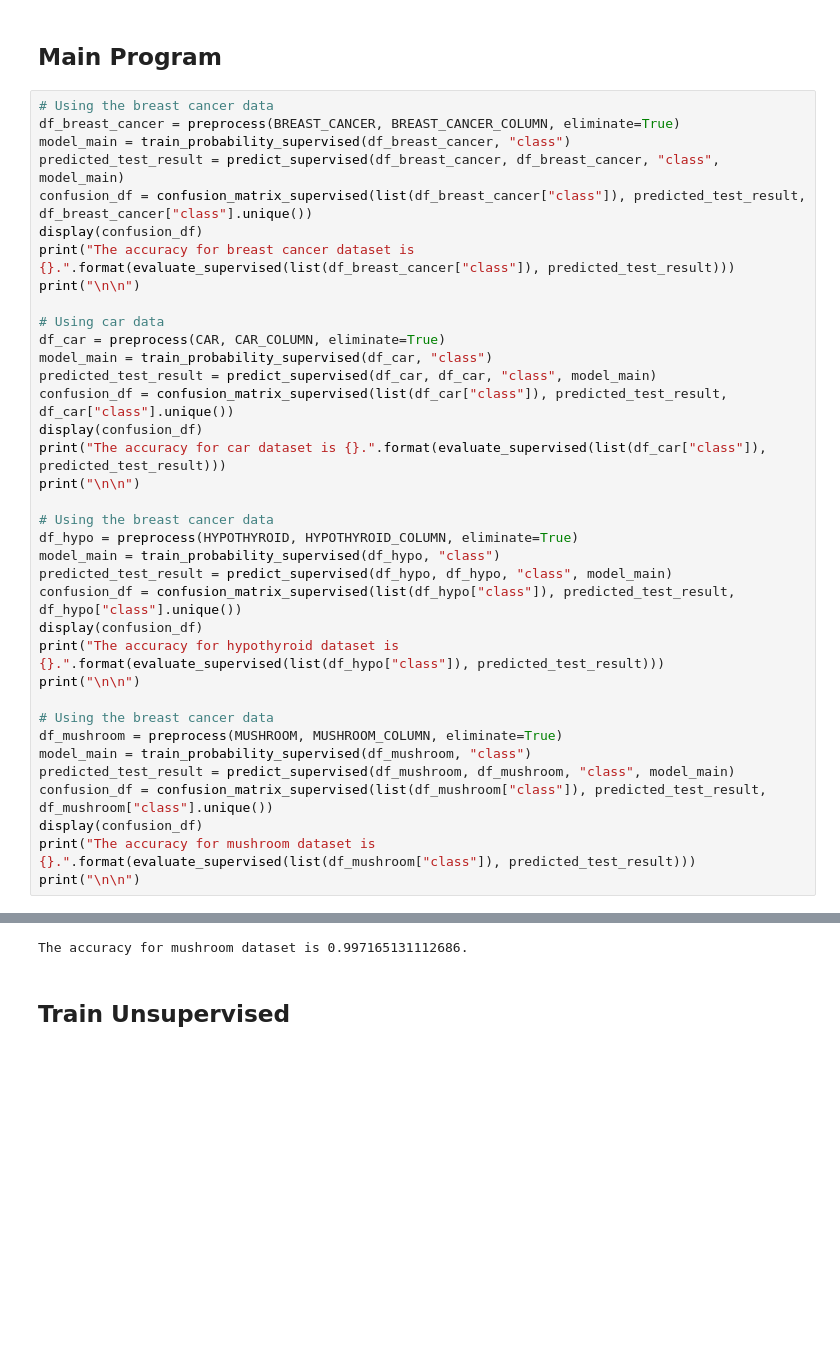
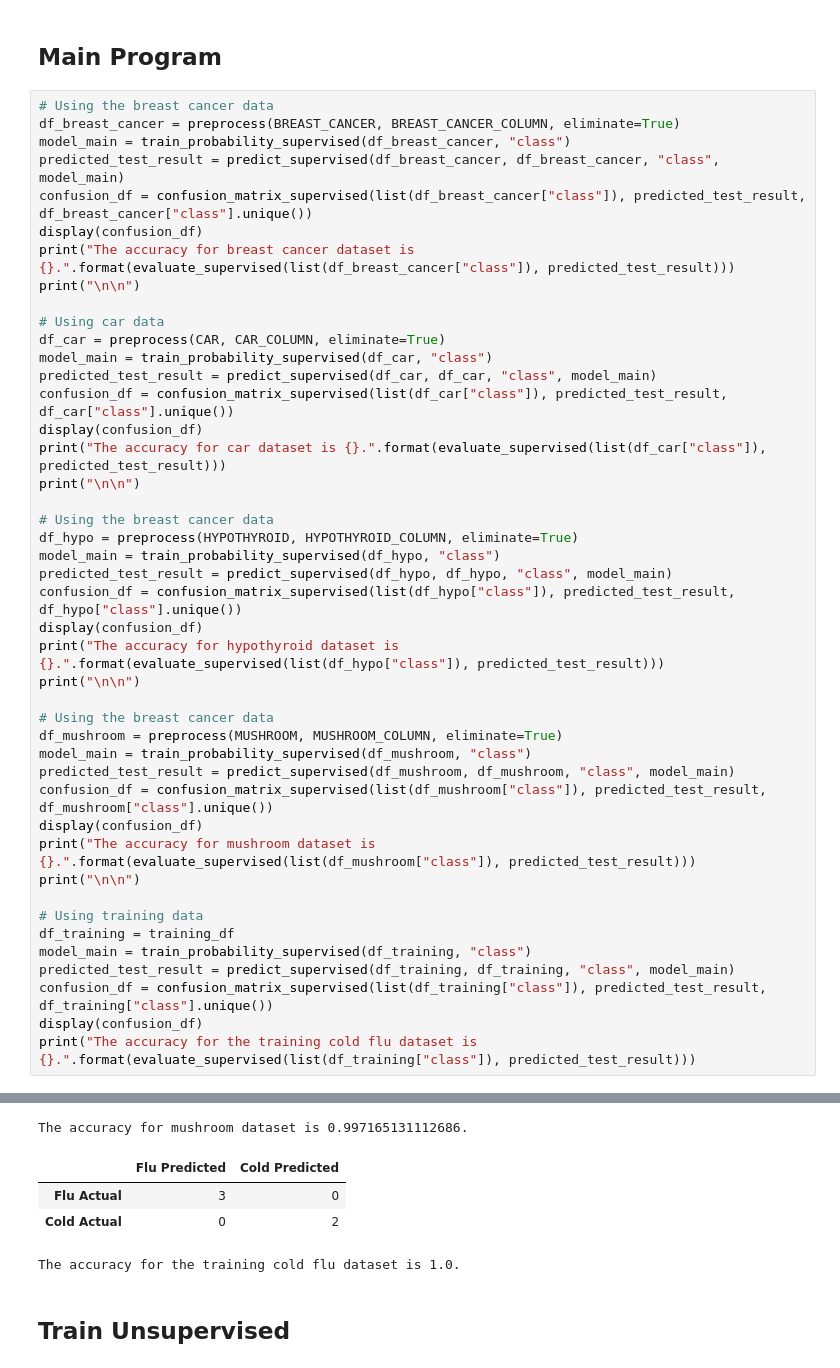
Before and after one commit to maleakhiw/Naive-Bayes-Algorithm, a Jupyter notebook: COMP30027 2018S1 - Project 1.ipynb, the cells around one changed output, grey strips where cells are left out. Drawn from its saved outputs; the diff is of its cells as text; blank space fills up the shorter version.

```diff
--- a/COMP30027 2018S1 - Project 1.ipynb
+++ b/COMP30027 2018S1 - Project 1.ipynb
@@ -262,33 +260,45 @@ display(confusion_df)
 print("The accuracy for hypothyroid dataset is {}.".format(evaluate_supervised(list(df_hypo["class"]), predicted_test_result)))
 print("\n\n")
 
 # Using the breast cancer data
 df_mushroom = preprocess(MUSHROOM, MUSHROOM_COLUMN, eliminate=True)
 model_main = train_probability_supervised(df_mushroom, "class")
 predicted_test_result = predict_supervised(df_mushroom, df_mushroom, "class", model_main)
 confusion_df = confusion_matrix_supervised(list(df_mushroom["class"]), predicted_test_result, df_mushroom["class"].unique())
 display(confusion_df)
 print("The accuracy for mushroom dataset is {}.".format(evaluate_supervised(list(df_mushroom["class"]), predicted_test_result)))
 print("\n\n")
+
+# Using training data
+df_training = training_df
+model_main = train_probability_supervised(df_training, "class")
+predicted_test_result = predict_supervised(df_training, df_training, "class", model_main)
+confusion_df = confusion_matrix_supervised(list(df_training["class"]), predicted_test_result, df_training["class"].unique())
+display(confusion_df)
+print("The accuracy for the training cold flu dataset is {}.".format(evaluate_supervised(list(df_training["class"]), predicted_test_result)))
 # %% [output]
 |  | Recurrence-Events Predicted | No-Recurrence-Events Predicted |
 | Recurrence-Events Actual | 48 | 33 |
 | No-Recurrence-Events Actual | 31 | 165 |
 The accuracy for breast cancer dataset is 0.7689530685920578.
 |  | Unacc Predicted | Acc Predicted | Vgood Predicted | Good Predicted |
 | Unacc Actual | 1161 | 47 | 0 | 2 |
 | Acc Actual | 85 | 289 | 0 | 10 |
 | Vgood Actual | 0 | 26 | 39 | 0 |
 | Good Actual | 0 | 46 | 2 | 21 |
 The accuracy for car dataset is 0.8738425925925926.
 |  | Hypothyroid Predicted | Negative Predicted |
 | Hypothyroid Actual | 0 | 149 |
 | Negative Actual | 0 | 2941 |
 The accuracy for hypothyroid dataset is 0.9517799352750809.
 |  | P Predicted | E Predicted |
 | P Actual | 2156 | 0 |
 | E Actual | 16 | 3472 |
 The accuracy for mushroom dataset is 0.997165131112686.
+|  | Flu Predicted | Cold Predicted |
+| Flu Actual | 3 | 0 |
+| Cold Actual | 0 | 2 |
+The accuracy for the training cold flu dataset is 1.0.
 # %% [markdown]
 ## Train Unsupervised
 # %%
```
Also changed, not shown: parts of 10 cells of this notebook.
